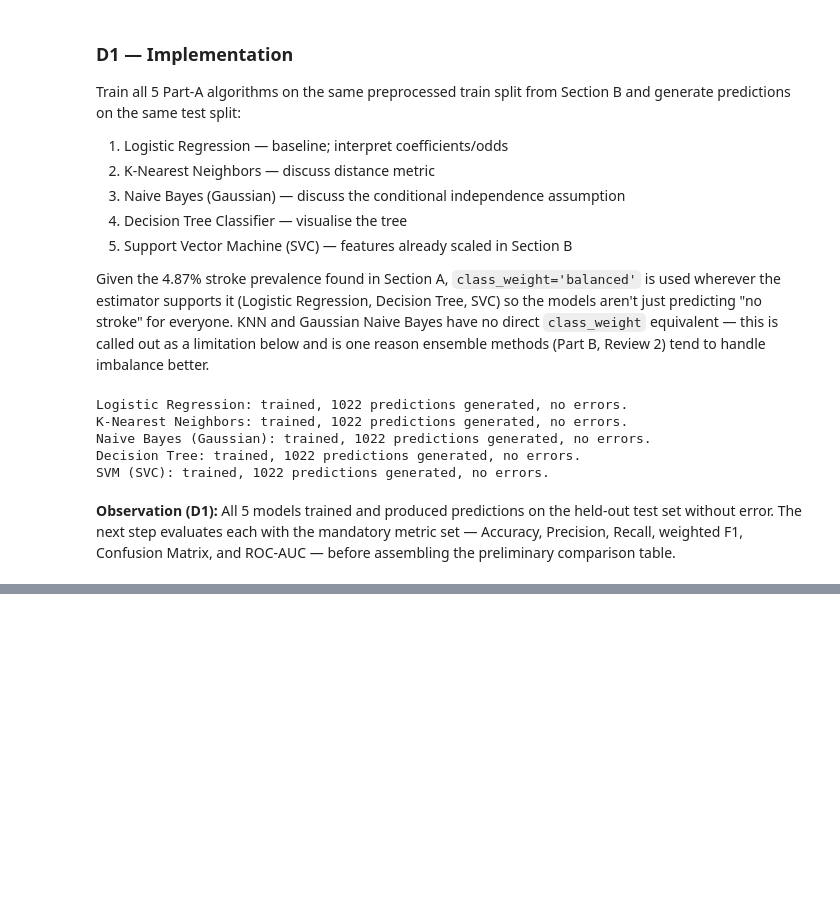
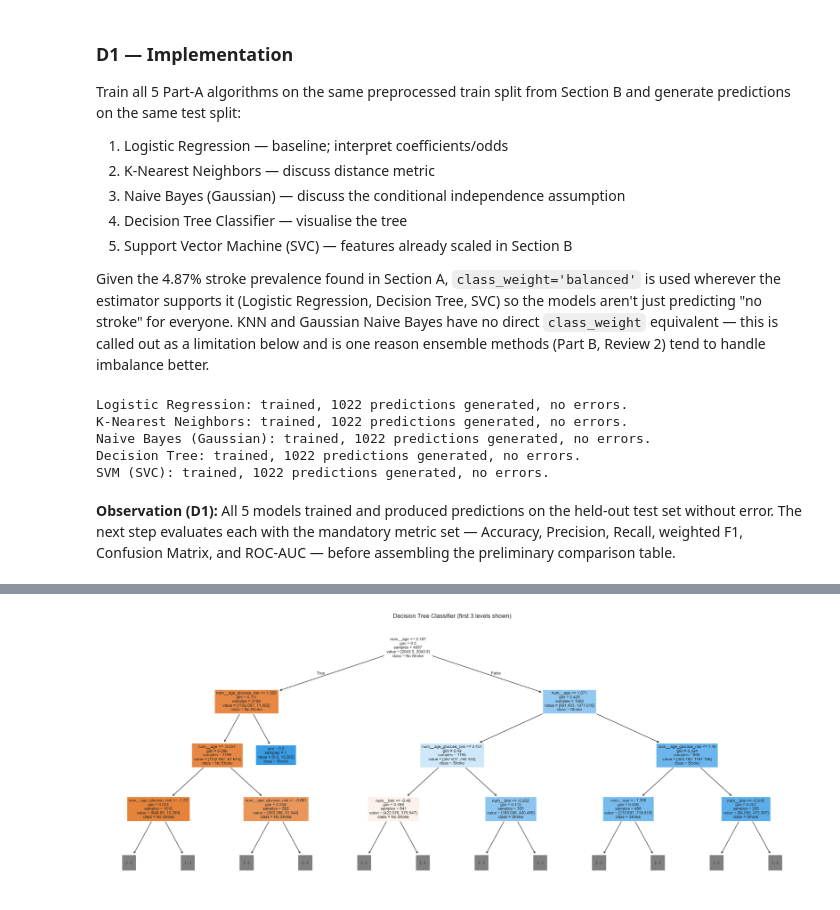
Before and after one commit to Isvarr/capstone_ml, a Jupyter notebook: classification_stroke_partA.ipynb, the cells around one changed output, grey strips where cells are left out. Drawn from its saved outputs; the diff is of its cells as text; code cells hidden in the pictures; blank space fills up the shorter version.

Commit message:
ran 5 algorithms and evaluation metrics

```diff
--- a/classification_stroke_partA.ipynb
+++ b/classification_stroke_partA.ipynb
@@ -430,0 +487,10 @@ SVM (SVC): trained, 1022 predictions generated, no errors.
+# %%
+# Decision tree visualisation (per algorithm note: 'visualise the tree')
+fig, ax = plt.subplots(figsize=(20, 8))
+plot_tree(fitted_models['Decision Tree'], max_depth=3, feature_names=feature_names,
+          class_names=['No Stroke', 'Stroke'], filled=True, fontsize=8, ax=ax)
+ax.set_title('Decision Tree Classifier (first 3 levels shown)')
+plt.tight_layout()
+plt.show()
+# %% [output]
+[figure, added]
```
Also changed, not shown: parts of 10 cells of this notebook.
